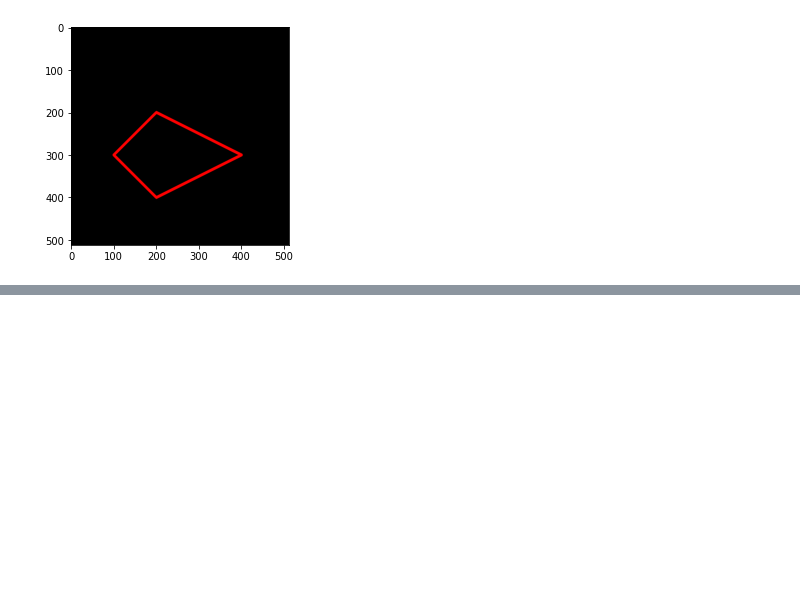
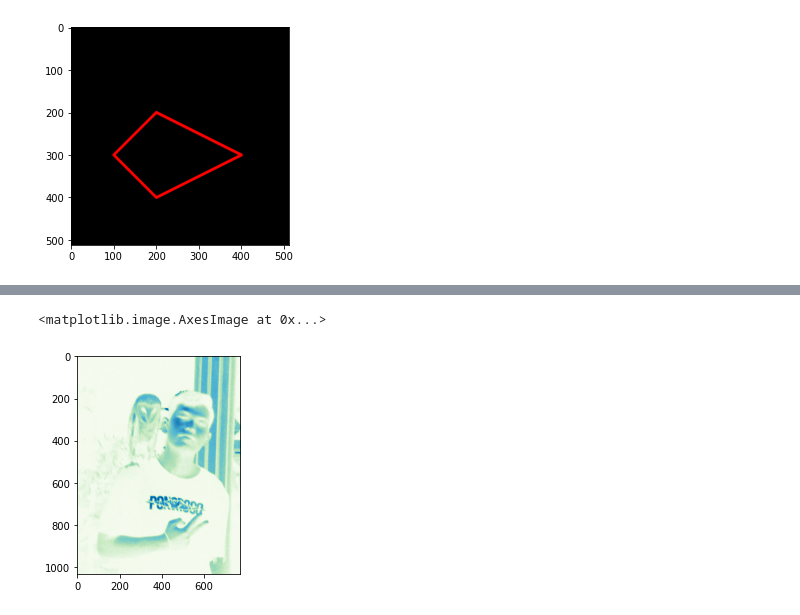
Before and after one commit to DaffaStyn11/pcvk, a Jupyter notebook: pcvk_p2.ipynb, the cells around one changed output, grey strips where cells are left out. Cells and saved outputs as stored; diff of their text form; code cells hidden in the pictures; blank space fills up the shorter version.

```diff
--- a/pcvk_p2.ipynb
+++ b/pcvk_p2.ipynb
@@ -163,0 +173,6 @@ plt.imshow(black_img2)
+# %%
+#Green-Blue
+plt.imshow(img_gray, cmap='GnBu')
+# %% [output]
+<matplotlib.image.AxesImage at 0x...>
+[figure, added]
```
Also changed, not shown: parts of 4 cells of this notebook.
